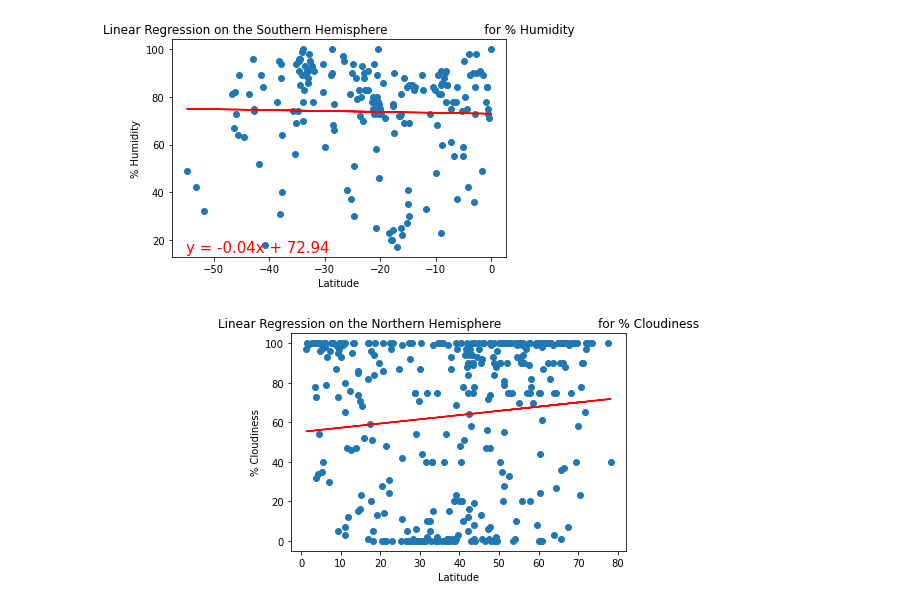
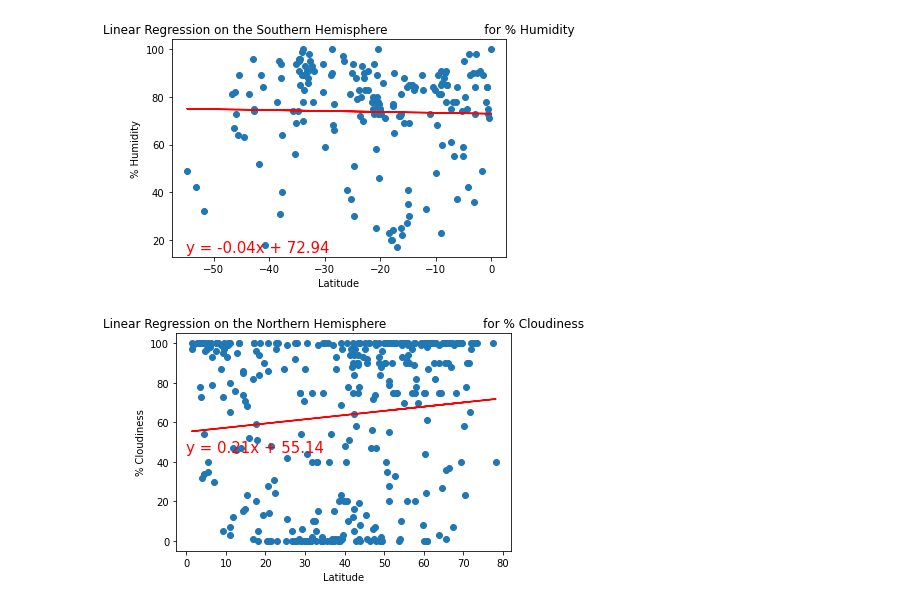
Before and after one commit to nabilram/weather_and_vacation_app, a Jupyter notebook: weatherpy.ipynb, the cells around one changed output. Saved outputs shown, nothing was run; the diff lists cells and outputs as text; code cells hidden in the pictures.

```diff
--- a/weatherpy.ipynb
+++ b/weatherpy.ipynb
@@ -323,13 +323,13 @@ plot_linear_regression(x_values, y_values,
 # %%
 # Linear regression on the Southern Hemisphere
 x_values = northern_hemi_df["Lat"]
 y_values = northern_hemi_df["Cloudiness"]
 # Call the function.
 plot_linear_regression(x_values, y_values,
                        'Linear Regression on the Northern Hemisphere \
-                        for % Cloudiness', '% Cloudiness',(-50,60))
+                        for % Cloudiness', '% Cloudiness',(0,45))
 # %% [output]
-[figure, old version]
+[figure, new version]
 # %%
 # Linear regression on the Southern Hemisphere
 x_values = southern_hemi_df["Lat"]
```
Also changed, not shown: parts of 3 cells of this notebook.
